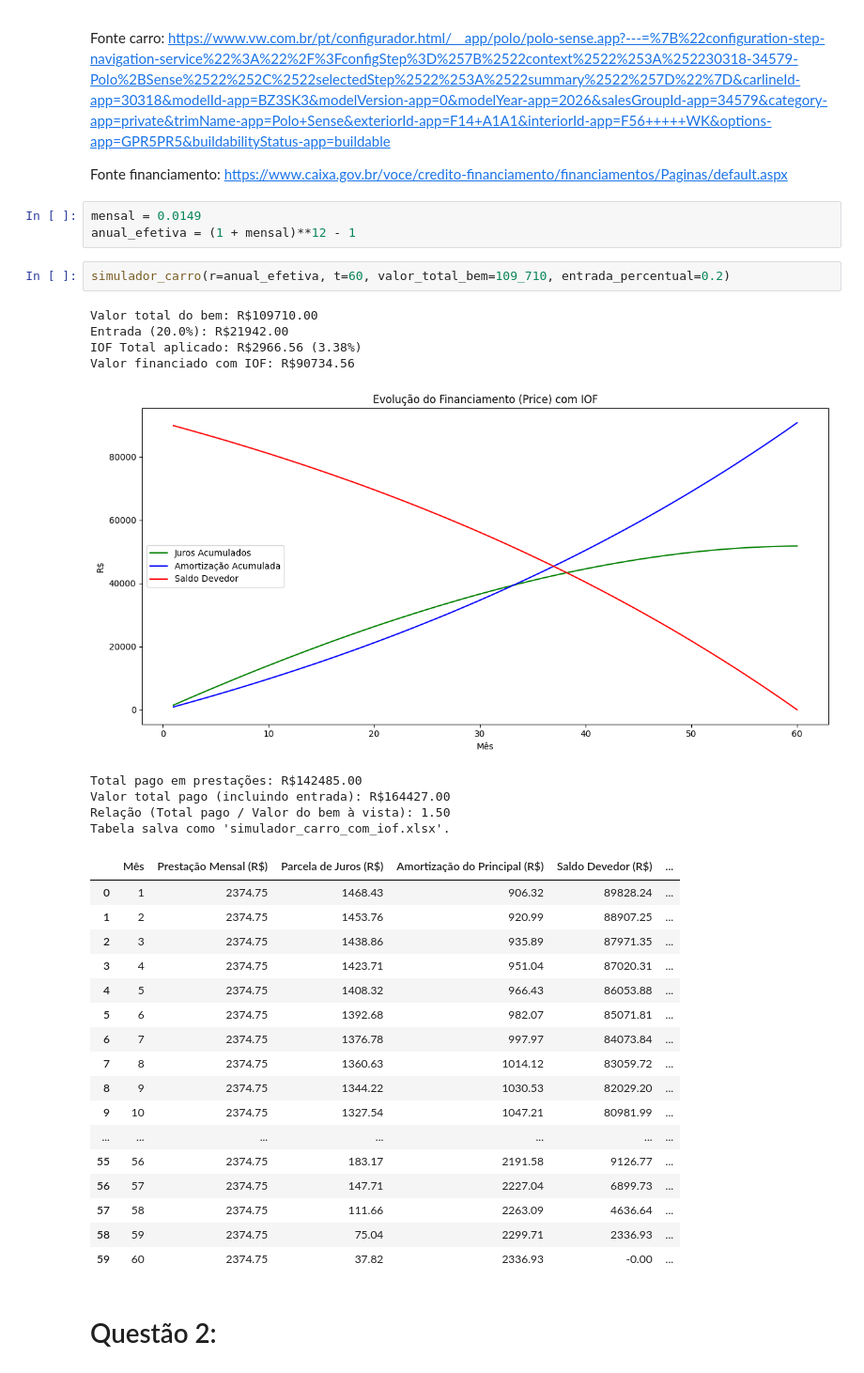
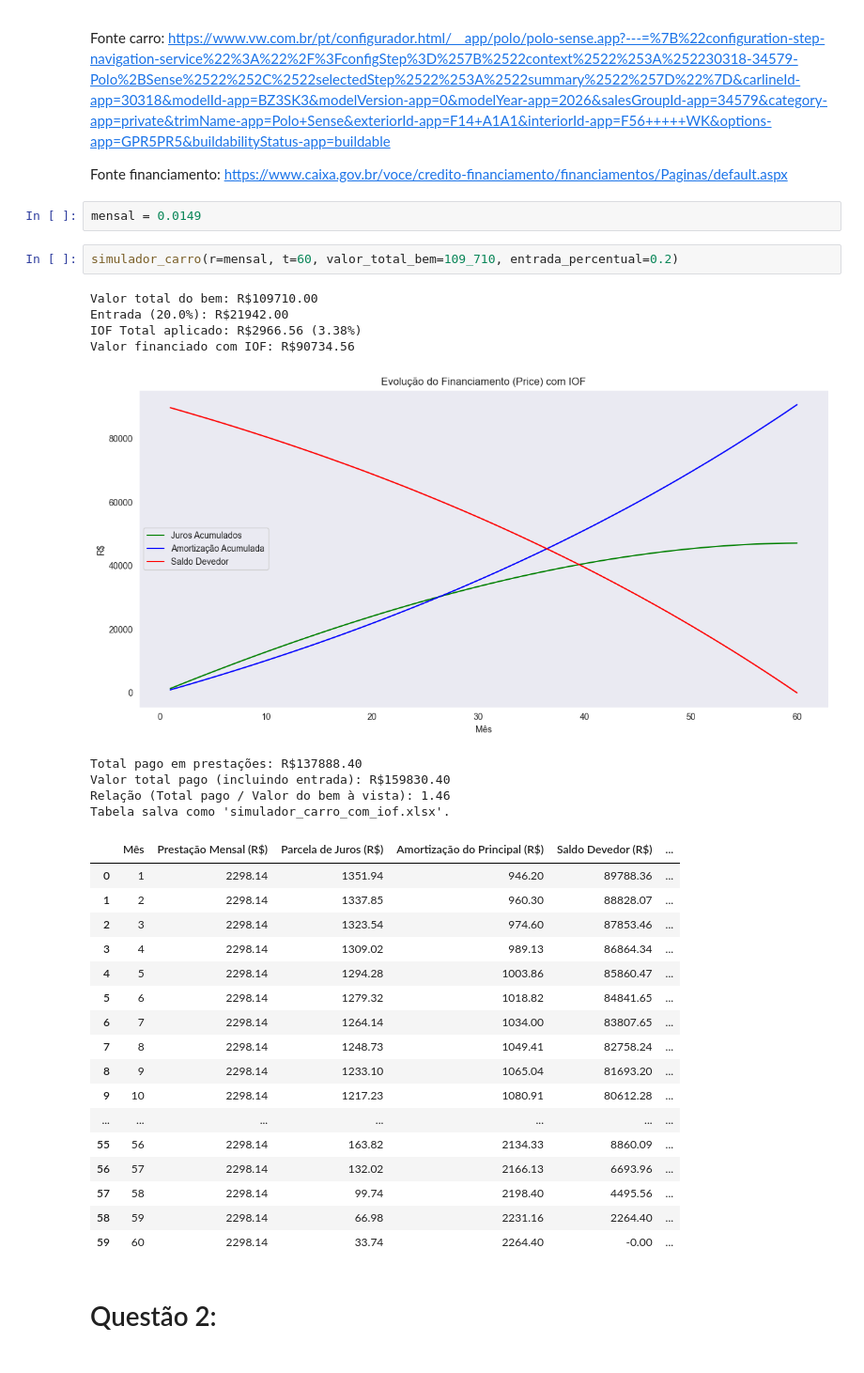
Before and after one commit to victordornelos/Projeto2_prog_fin, a Jupyter notebook: projeto.ipynb, the cells around one changed output. Shown: that part at 94% size. Drawn from its saved outputs; the diff is of its cells as text.

```diff
--- a/projeto.ipynb
+++ b/projeto.ipynb
@@ -44,36 +44,35 @@ Fonte carro: https://www.vw.com.br/pt/configurador.html/__app/polo/polo-sense.ap
 Fonte financiamento: https://www.caixa.gov.br/voce/credito-financiamento/financiamentos/Paginas/default.aspx
 # %%
 mensal = 0.0149
-anual_efetiva = (1 + mensal)**12 - 1
 # %%
-simulador_carro(r=anual_efetiva, t=60, valor_total_bem=109_710, entrada_percentual=0.2)
+simulador_carro(r=mensal, t=60, valor_total_bem=109_710, entrada_percentual=0.2)
 # %% [output]
 Valor total do bem: R$109710.00
 Entrada (20.0%): R$21942.00
 IOF Total aplicado: R$2966.56 (3.38%)
 Valor financiado com IOF: R$90734.56
-[figure, old version]
+[figure, new version]
-Total pago em prestações: R$142485.00
-Valor total pago (incluindo entrada): R$164427.00
-Relação (Total pago / Valor do bem à vista): 1.50
+Total pago em prestações: R$137888.40
+Valor total pago (incluindo entrada): R$159830.40
+Relação (Total pago / Valor do bem à vista): 1.46
 Tabela salva como 'simulador_carro_com_iof.xlsx'.
 |  | Mês | Prestação Mensal (R$) | Parcela de Juros (R$) | Amortização do Principal (R$) | Saldo Devedor (R$) | ... |
-| 0 | 1 | 2374.75 | 1468.43 | 906.32 | 89828.24 | ... |
-| 1 | 2 | 2374.75 | 1453.76 | 920.99 | 88907.25 | ... |
-| 2 | 3 | 2374.75 | 1438.86 | 935.89 | 87971.35 | ... |
-| 3 | 4 | 2374.75 | 1423.71 | 951.04 | 87020.31 | ... |
-| 4 | 5 | 2374.75 | 1408.32 | 966.43 | 86053.88 | ... |
-| 5 | 6 | 2374.75 | 1392.68 | 982.07 | 85071.81 | ... |
-| 6 | 7 | 2374.75 | 1376.78 | 997.97 | 84073.84 | ... |
-| 7 | 8 | 2374.75 | 1360.63 | 1014.12 | 83059.72 | ... |
-| 8 | 9 | 2374.75 | 1344.22 | 1030.53 | 82029.20 | ... |
-| 9 | 10 | 2374.75 | 1327.54 | 1047.21 | 80981.99 | ... |
+| 0 | 1 | 2298.14 | 1351.94 | 946.20 | 89788.36 | ... |
+| 1 | 2 | 2298.14 | 1337.85 | 960.30 | 88828.07 | ... |
+| 2 | 3 | 2298.14 | 1323.54 | 974.60 | 87853.46 | ... |
+| 3 | 4 | 2298.14 | 1309.02 | 989.13 | 86864.34 | ... |
+| 4 | 5 | 2298.14 | 1294.28 | 1003.86 | 85860.47 | ... |
+| 5 | 6 | 2298.14 | 1279.32 | 1018.82 | 84841.65 | ... |
+| 6 | 7 | 2298.14 | 1264.14 | 1034.00 | 83807.65 | ... |
+| 7 | 8 | 2298.14 | 1248.73 | 1049.41 | 82758.24 | ... |
+| 8 | 9 | 2298.14 | 1233.10 | 1065.04 | 81693.20 | ... |
+| 9 | 10 | 2298.14 | 1217.23 | 1080.91 | 80612.28 | ... |
 | ... | ... | ... | ... | ... | ... | ... |
-| 55 | 56 | 2374.75 | 183.17 | 2191.58 | 9126.77 | ... |
-| 56 | 57 | 2374.75 | 147.71 | 2227.04 | 6899.73 | ... |
-| 57 | 58 | 2374.75 | 111.66 | 2263.09 | 4636.64 | ... |
-| 58 | 59 | 2374.75 | 75.04 | 2299.71 | 2336.93 | ... |
-| 59 | 60 | 2374.75 | 37.82 | 2336.93 | -0.00 | ... |
+| 55 | 56 | 2298.14 | 163.82 | 2134.33 | 8860.09 | ... |
+| 56 | 57 | 2298.14 | 132.02 | 2166.13 | 6693.96 | ... |
+| 57 | 58 | 2298.14 | 99.74 | 2198.40 | 4495.56 | ... |
+| 58 | 59 | 2298.14 | 66.98 | 2231.16 | 2264.40 | ... |
+| 59 | 60 | 2298.14 | 33.74 | 2264.40 | -0.00 | ... |
 # %% [markdown]
 # Questão 2:
 # %% [markdown]
```
Also changed, not shown: parts of 1 cell of this notebook, 3 other files.
